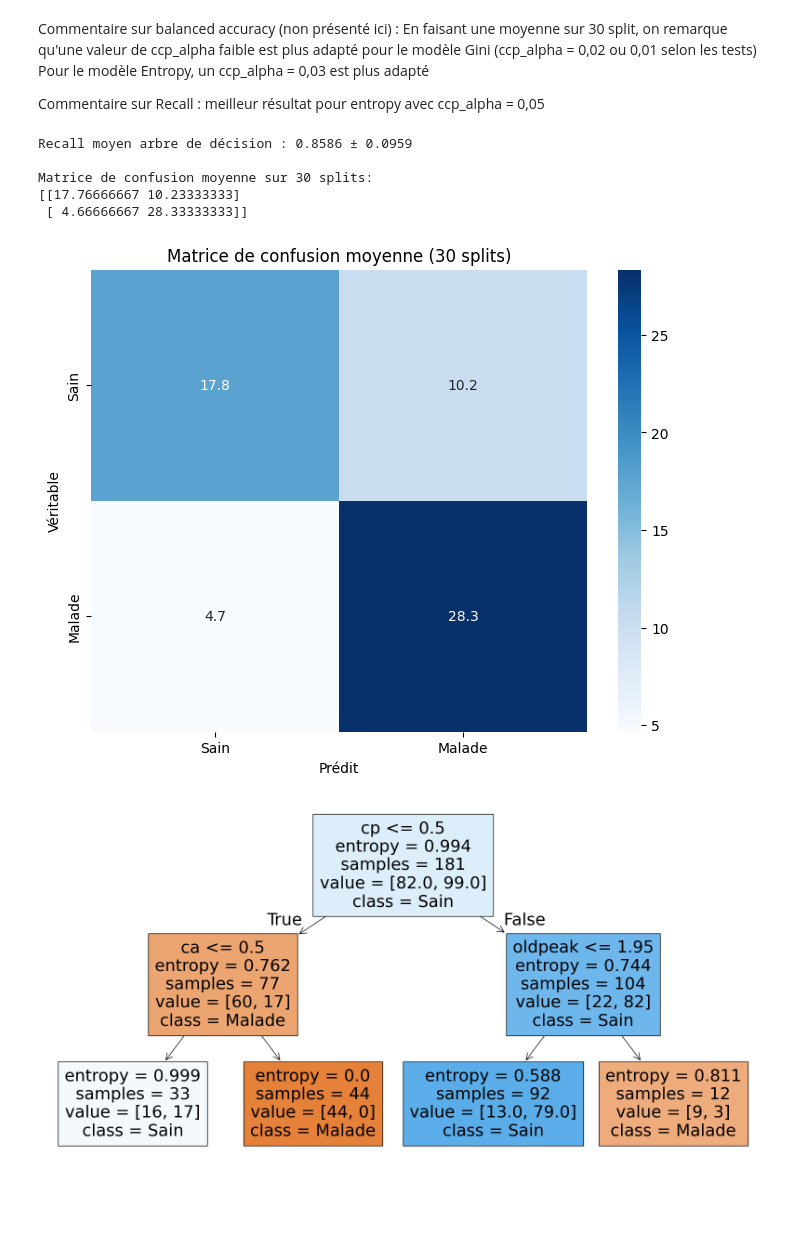
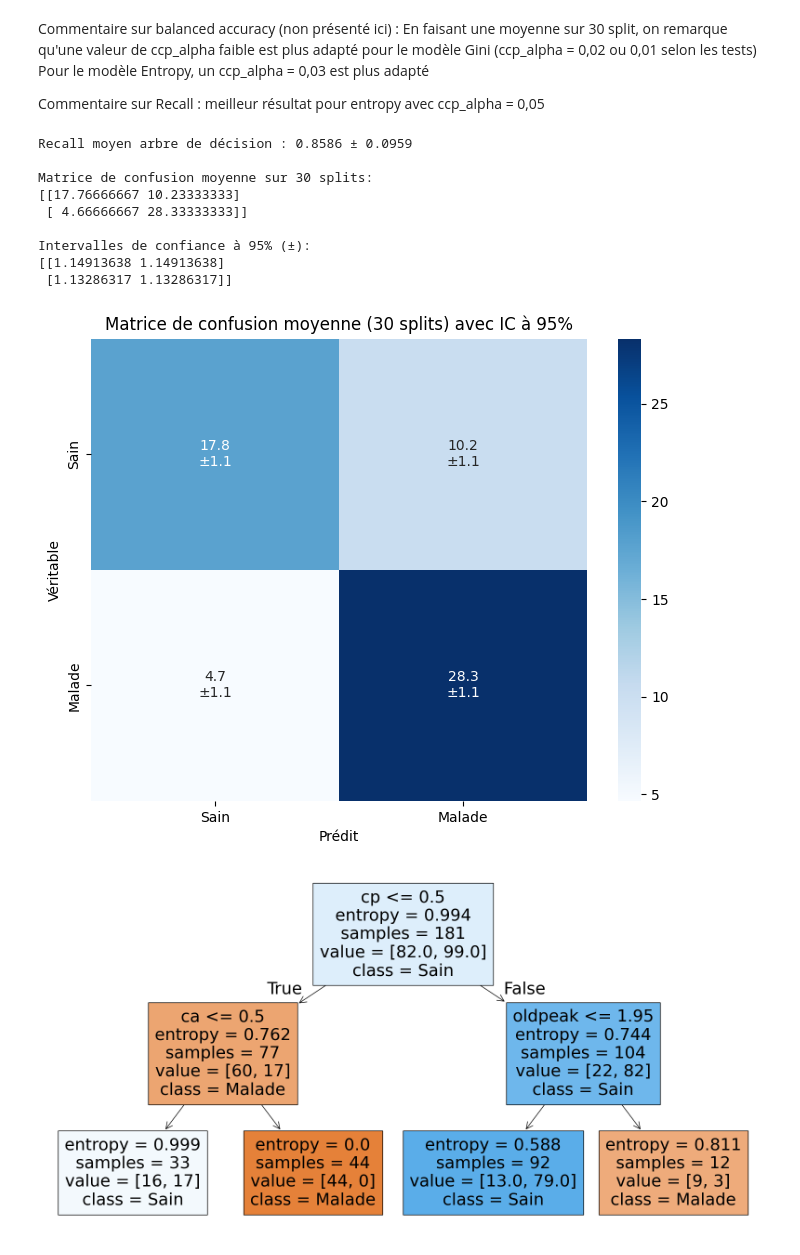
Before and after one commit to prichert17/Apprentissage_automatique_arbre_decision, a Jupyter notebook: main.ipynb, the cells around one changed output. Saved outputs shown, nothing was run; the diff lists cells and outputs as text; code cells hidden in the pictures; blank space fills up the shorter version.

```diff
--- a/main.ipynb
+++ b/main.ipynb
@@ -382,9 +382,10 @@ Commentaire sur Recall :
 meilleur résultat pour entropy avec ccp_alpha = 0,05
 # %%
 #meilleur modèle avec ccp_alpha = 0.05 et criterion = 'entropy'
-# Calcul de la matrice de confusion moyenne sur 30 splits
+# Calcul de la matrice de confusion moyenne sur 30 splits avec intervalles de confiance
 
 confusion_sum = np.zeros((2, 2))
+confusion_list = []
 recall_list = []
 
 for i in range(1, 31):
@@ -392,38 +393,56 @@ for i in range(1, 31):
     X_train, X_val, y_train, y_val = train_test_split(X_train_val, y_train_val, test_size=0.25, stratify=y_train_val, random_state=i)
 
     clf_gini = DecisionTreeClassifier(criterion='entropy', random_state=0, ccp_alpha=0.05)
     clf_gini.fit(X_train.iloc[:, :13], y_train)
     y_pred_gini = clf_gini.predict(X_val.iloc[:, :13])
 
     recall = recall_score(y_val, y_pred_gini)
     recall_list.append(recall)
 
     confusion = confusion_matrix(y_val, y_pred_gini)
+    confusion_list.append(confusion)
     confusion_sum += confusion
 
-# Calcul de la moyenne
+# Calcul de la moyenne et de l'écart-type pour chaque cellule
 confusion_moyenne = confusion_sum / 30
+confusion_array = np.array(confusion_list)
+confusion_std = np.std(confusion_array, axis=0)
+confusion_ic = 1.96 * confusion_std / np.sqrt(30)  # IC à 95%
+
 recall_moyen = np.mean(recall_list)
 recall_std = np.std(recall_list)
 
 print(f"Recall moyen arbre de décision : {recall_moyen:.4f} ± {recall_std:.4f}")
 print(f"\nMatrice de confusion moyenne sur 30 splits:")
 print(confusion_moyenne)
+print(f"\nIntervalles de confiance à 95% (±):")
+print(confusion_ic)
 
-# Affichage de la matrice de confusion moyenne
+# Affichage de la matrice de confusion moyenne avec IC
 plt.figure(figsize=(8, 6))
-sns.heatmap(confusion_moyenne, annot=True, fmt='.1f', cmap='Blues', xticklabels=['Sain', 'Malade'], yticklabels=['Sain', 'Malade'])
-plt.title('Matrice de confusion moyenne (30 splits)')
+# Création des annotations avec IC
+annot_text = np.empty_like(confusion_moyenne, dtype=object)
+for i in range(2):
+    for j in range(2):
+        annot_text[i, j] = f'{confusion_moyenne[i, j]:.1f}\n±{confusion_ic[i, j]:.1f}'
+
+sns.heatmap(confusion_moyenne, annot=annot_text, fmt='', cmap='Blues',
+            xticklabels=['Sain', 'Malade'], yticklabels=['Sain', 'Malade'])
+plt.title('Matrice de confusion moyenne (30 splits) avec IC à 95%')
 plt.xlabel('Prédit')
 plt.ylabel('Véritable')
 plt.show()
 # %% [output]
 Recall moyen arbre de décision : 0.8586 ± 0.0959
 
 Matrice de confusion moyenne sur 30 splits:
 [[17.76666667 10.23333333]
  [ 4.66666667 28.33333333]]
+
+Intervalles de confiance à 95% (±):
+[[1.14913638 1.14913638]
+ [1.13286317 1.13286317]]
-[figure, old version]
+[figure, new version]
 # %%
 #représentation de l'arbre de décision
 from sklearn import tree
```
Also changed, not shown: parts of 3 cells of this notebook.
